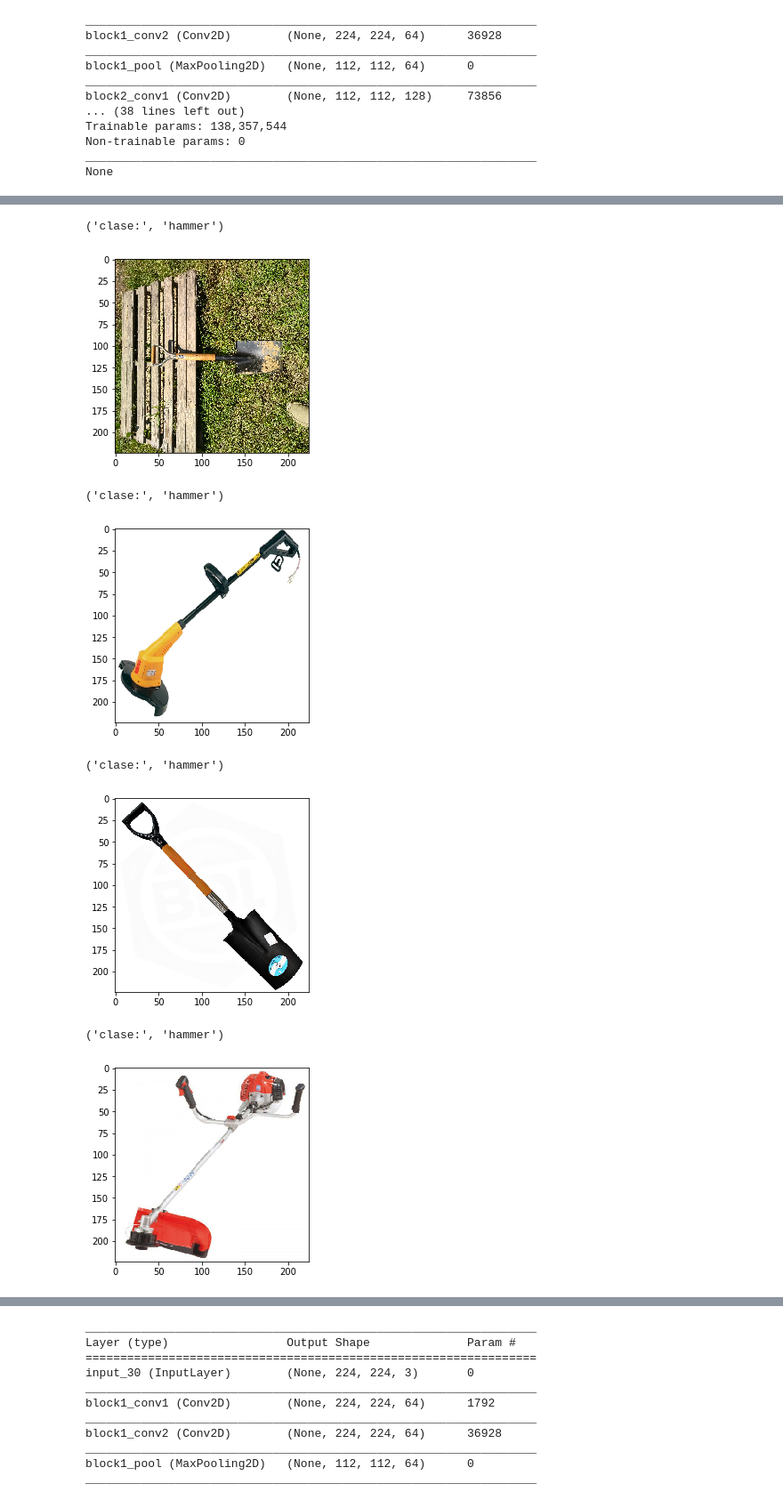
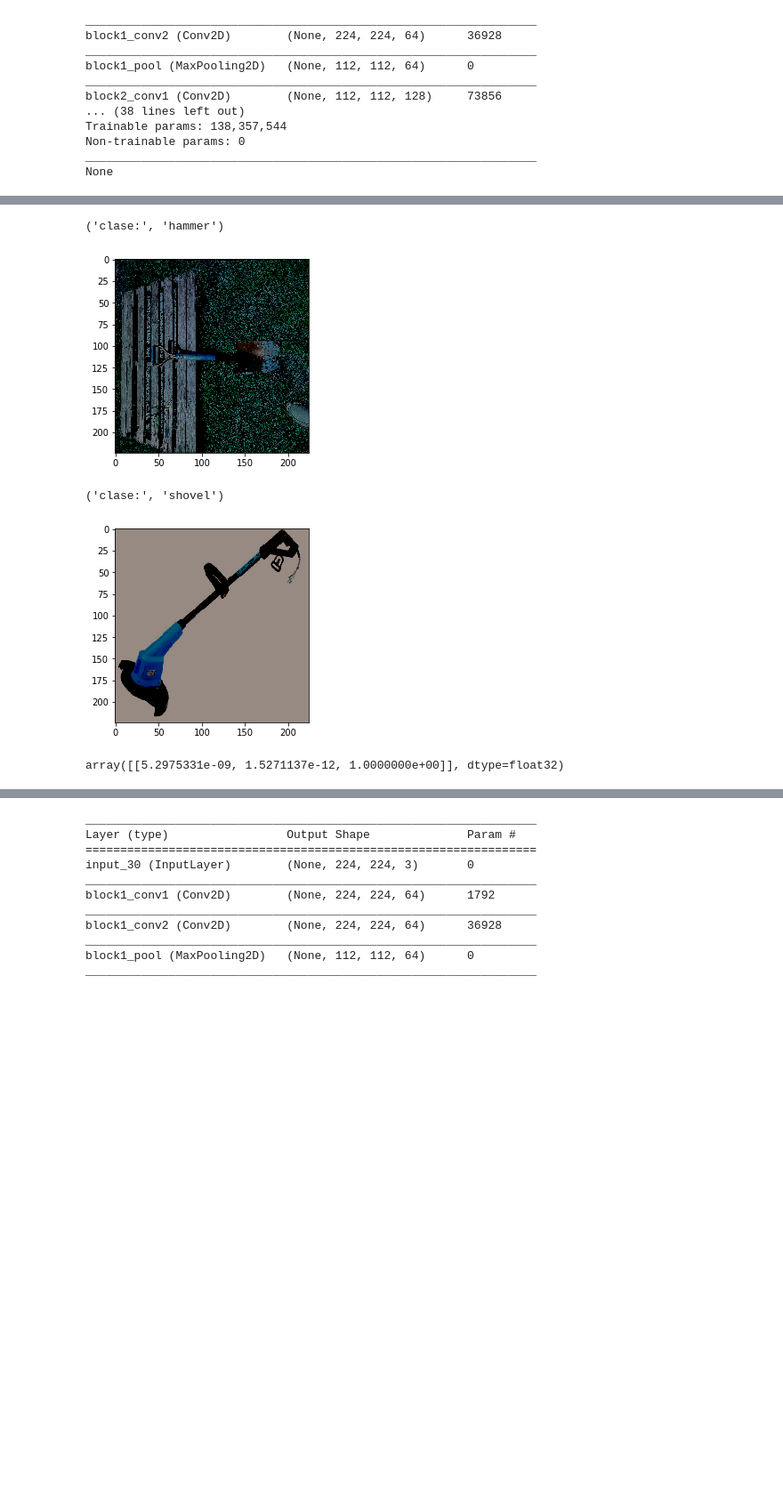
Before and after one commit to Sudakatux/simple_classifier, a Jupyter notebook: ModelStuff.ipynb, the cells around one changed output, grey strips where cells are left out. Shown at 89% size. Cells and saved outputs as stored; diff of their text form; code cells hidden in the pictures; blank space fills up the shorter version.

Commit message:
fix: model it now classifies correctly

```diff
--- a/ModelStuff.ipynb
+++ b/ModelStuff.ipynb
@@ -69,7 +69,7 @@ def pre_process_image_before_appending(image):
     return x
 
 def createGenerator():
-    gen = ImageDataGenerator(rescale=1./255)
+    gen = ImageDataGenerator(rescale=1./255, preprocessing_function=preprocess_input)
     #classes = list(['shovel','edger','hammer'])
     batches = gen.flow_from_directory(
         classes=list(classes),
@@ -83,7 +83,7 @@ def createGenerator():
     return batches
 
 def createValidationGenerator():
-    datagen_val = ImageDataGenerator(rescale=1./255)
+    datagen_val = ImageDataGenerator(rescale=1./255, preprocessing_function=preprocess_input)
     val_generator = datagen_val.flow_from_directory(
         directory= validation_path,
         classes=list(classes),
@@ -99,26 +99,26 @@ def createValidationGenerator():
 
 image_input = Input(shape=(224, 224, 3))
 
-model = VGG16( include_top=False, weights='imagenet')
+model = VGG16(input_tensor=image_input, include_top=True, weights='imagenet')
 #model.summary()
-last_layer = model(image_input) #model.get_layer('fc2').output
+last_layer = model.get_layer('fc2').output
 
-x= Flatten(name='flatten')(last_layer)
-x = Dense(4096, activation='relu', name='fc5')(x)
-x = Dense(4096, activation='relu', name='fc6')(x)
-out = Dense(len(classes), activation='softmax', name='predictions')(x)
+#x= Flatten(name='flatten')(last_layer)
+#x = Dense(4096, activation='relu', name='fc5')(last_layer)
+#x = Dense(4096, activation='relu', name='fc6')(x)
+out = Dense(len(classes), activation='softmax', name='predictions')(last_layer)
 custom_vgg_model = Model(image_input, out)
 
+for layer in custom_vgg_model.layers[:-1]:
+	layer.trainable = False
 #Train all but the last layer
-print(custom_vgg_model.layers[3].trainable)
+# print(custom_vgg_model.layers[3].trainable)
+custom_vgg_model.compile(loss='categorical_crossentropy',optimizer='adadelta',metrics=['accuracy'])
 
 
-# for layer in custom_vgg_model.layers[:-1]:
-# 	layer.trainable = False
 
-custom_vgg_model.compile(loss='categorical_crossentropy',optimizer='adadelta',metrics=['accuracy'])
 
-#print(custom_vgg_model.layers[3].trainable)
+print(custom_vgg_model.layers[3].trainable)
 
 custom_vgg_model.summary()
 
@@ -128,8 +128,8 @@ idx_2_class = {v:k for k,v in train_generator.class_indices.items()}
 
 custom_vgg_model.fit_generator(
         train_generator,
-        steps_per_epoch=8,
-        epochs=10,
+        steps_per_epoch=10,
+        epochs=15,
         validation_data=val_generator)
 
 # t=time.time()
@@ -165,29 +165,26 @@ Epoch 10/10
 # %%
 for i in range(len(val_generator)):
     images, class_true = next(val_generator)
     class_pred = custom_vgg_model.predict_on_batch(images)
     indexes = np.logical_not((np.argmax(class_pred, axis = 1) == np.argmax(class_true, axis=1)))
     for i, image in enumerate(images[indexes]):
         class_idx = np.argmax(class_pred, axis = 1)[indexes][i]
         class_id = idx_2_class[class_idx]
         print('clase:', class_id)
         pyplot.imshow(image)
         pyplot.show()
-img = load_img('test_pala.jpg', target_size=(224, 224))
+img = load_img('martillo.jpg', target_size=(224, 224))
 img = img_to_array(img)
 
 img = img.reshape((1, img.shape[0], img.shape[1], img.shape[2]))
 
 img = preprocess_input(img)
 # predict the probability across all output classes
 
 custom_vgg_model.predict(img)
 # %% [output]
 ('clase:', 'hammer')
-[figure, old version]
+[figure, new version]
-('clase:', 'hammer')
+('clase:', 'shovel')
-[figure, old version]
+[figure, new version]
-('clase:', 'hammer')
+array([[5.2975331e-09, 1.5271137e-12, 1.0000000e+00]], dtype=float32)
-[figure, removed]
-('clase:', 'hammer')
-[figure, removed]
```
Also changed, not shown: parts of 2 cells of this notebook.
